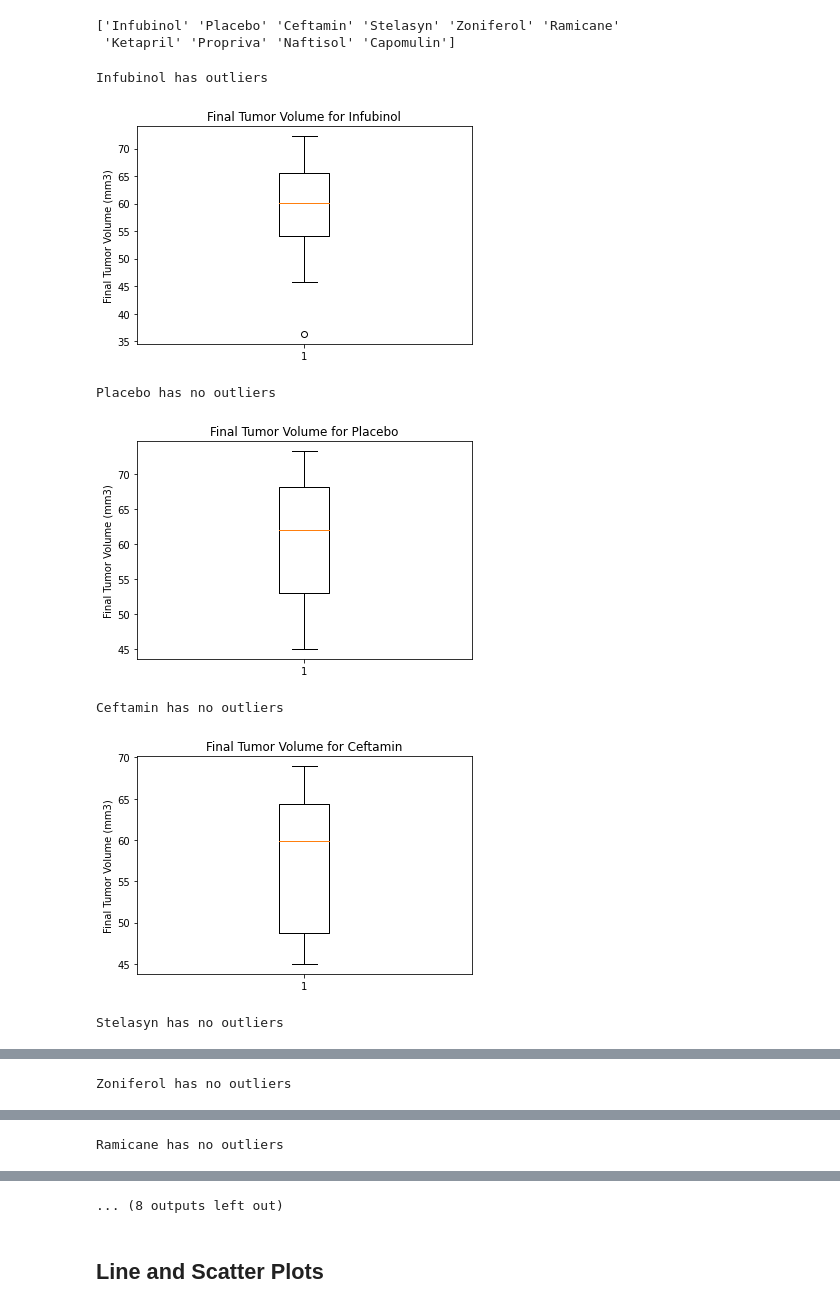
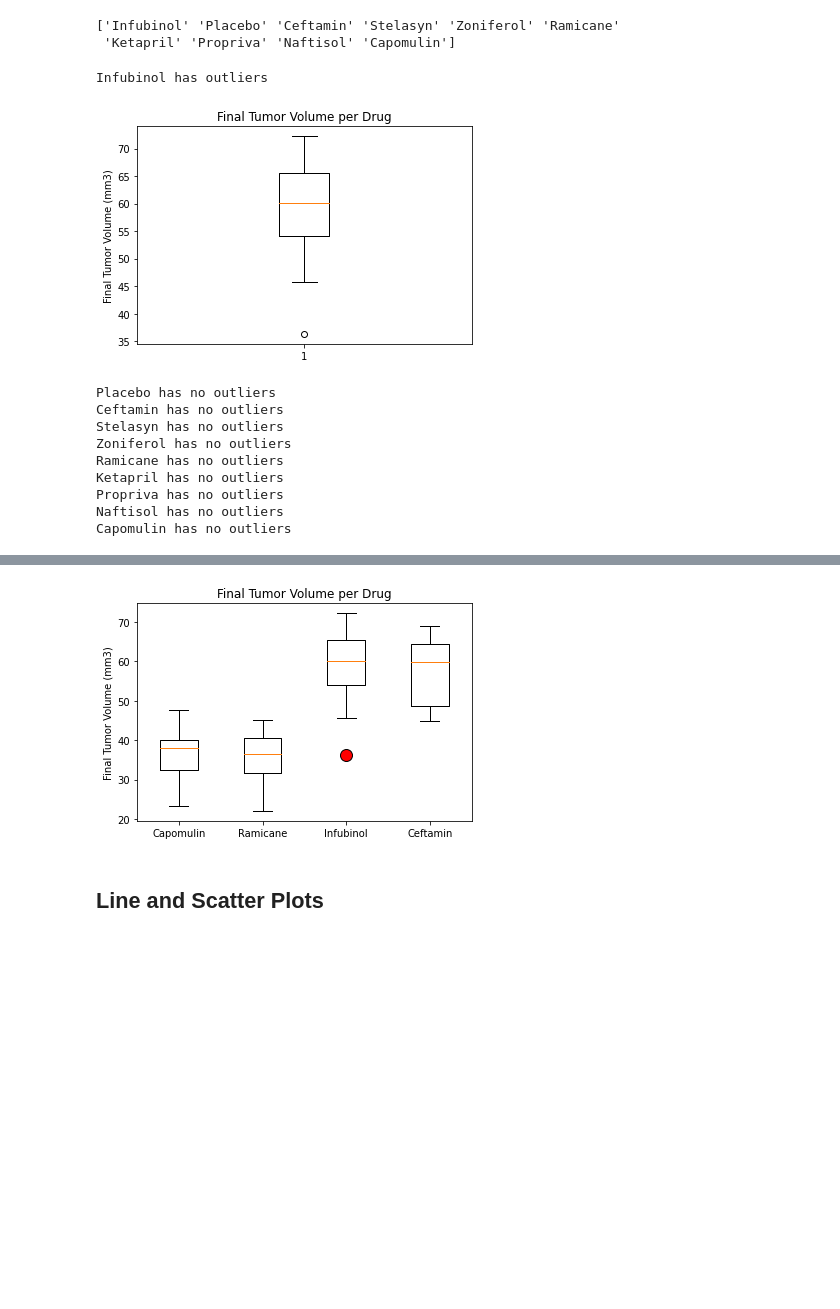
Before and after one commit to mchandler02/Matplotlib-Challenge, a Jupyter notebook: pymaceuticals_starter.ipynb, the cells around one changed output, grey strips where cells are left out. Drawn from its saved outputs; the diff is of its cells as text; code cells hidden in the pictures; blank space fills up the shorter version.

```diff
--- a/pymaceuticals_starter.ipynb
+++ b/pymaceuticals_starter.ipynb
@@ -225,37 +230,44 @@ tumor_volume_data = []
  'Ketapril' 'Propriva' 'Naftisol' 'Capomulin']
 # %%
 # Calculate the IQR and quantitatively determine if there are any potential outliers.
+
 for i in treatments:
 
     treatment_df = tumor_volume.loc[tumor_volume['Drug Regimen']==i,:]
 
         # Determine outliers using upper and lower bounds
     quartiles = treatment_df['Tumor Volume (mm3)'].quantile([0.25, 0.5, 0.75])
     lowerq = quartiles[0.25]
     upperq = quartiles[0.75]
     iqr = upperq-lowerq
     lower_bound = lowerq -(1.5*iqr)
     upper_bound = upperq +(1.5*iqr)
 
     upper_outliers = treatment_df.loc[treatment_df['Tumor Volume (mm3)']>upper_bound]
     lower_outliers = treatment_df.loc[treatment_df['Tumor Volume (mm3)']< lower_bound]
 
     if upper_outliers.empty and lower_outliers.empty:
         print(f'{i} has no outliers')
     else:
         print(f'{i} has outliers')
 
+
 # Generate a box plot of the final tumor volume of each mouse across four regimens of interest
+
     fig1, ax1 = plt.subplots()
-    ax1.set_title(f'Final Tumor Volume for {i}')
+    ax1.set_title(f'Final Tumor Volume per Drug')
     ax1.set_ylabel('Final Tumor Volume (mm3)')
     ax1.boxplot(treatment_df['Tumor Volume (mm3)'])
     plt.show()
 # %% [output]
 Infubinol has outliers
-[figure, old version]
+[figure, new version]
 Placebo has no outliers
+Ceftamin has no outliers
+Stelasyn has no outliers
+Zoniferol has no outliers
+Ramicane has no outliers
+Ketapril has no outliers
+Propriva has no outliers
+Naftisol has no outliers
+Capomulin has no outliers
-[figure, removed]
-Ceftamin has no outliers
-[figure, removed]
-Stelasyn has no outliers
@@ -263 +273,0 @@ Stelasyn has no outliers
-Zoniferol has no outliers
@@ -265 +273,0 @@ Zoniferol has no outliers
-Ramicane has no outliers
@@ -267,4 +274,20 @@ Ramicane has no outliers
-... (8 outputs left out)
+# %%
+Capomulin_df = tumor_volume.loc[tumor_volume['Drug Regimen']=='Capomulin',:]
+Ramicane_df = tumor_volume.loc[tumor_volume['Drug Regimen']=='Ramicane',:]
+Infubinol_df = tumor_volume.loc[tumor_volume['Drug Regimen']=='Infubinol',:]
+Ceftamin_df = tumor_volume.loc[tumor_volume['Drug Regimen']=='Ceftamin',:]
+Capomulin = Capomulin_df['Tumor Volume (mm3)']
+Ramicane = Ramicane_df['Tumor Volume (mm3)']
+Infubinol = Infubinol_df['Tumor Volume (mm3)']
+Ceftamin = Ceftamin_df['Tumor Volume (mm3)']
+flierprops = dict(marker='o', markerfacecolor='red', markersize=12,linestyle='none')
+plt.boxplot([Capomulin, Ramicane, Infubinol, Ceftamin], flierprops=flierprops)
+plt.title(f'Final Tumor Volume per Drug')
+plt.ylabel('Final Tumor Volume (mm3)')
+plt.xticks([1, 2, 3, 4], ['Capomulin', 'Ramicane', 'Infubinol', 'Ceftamin'])
+plt.show()
+# %% [output]
+[figure, added]
 # %% [markdown]
 ## Line and Scatter Plots
 # %%
```
Also changed, not shown: parts of 12 cells of this notebook.
